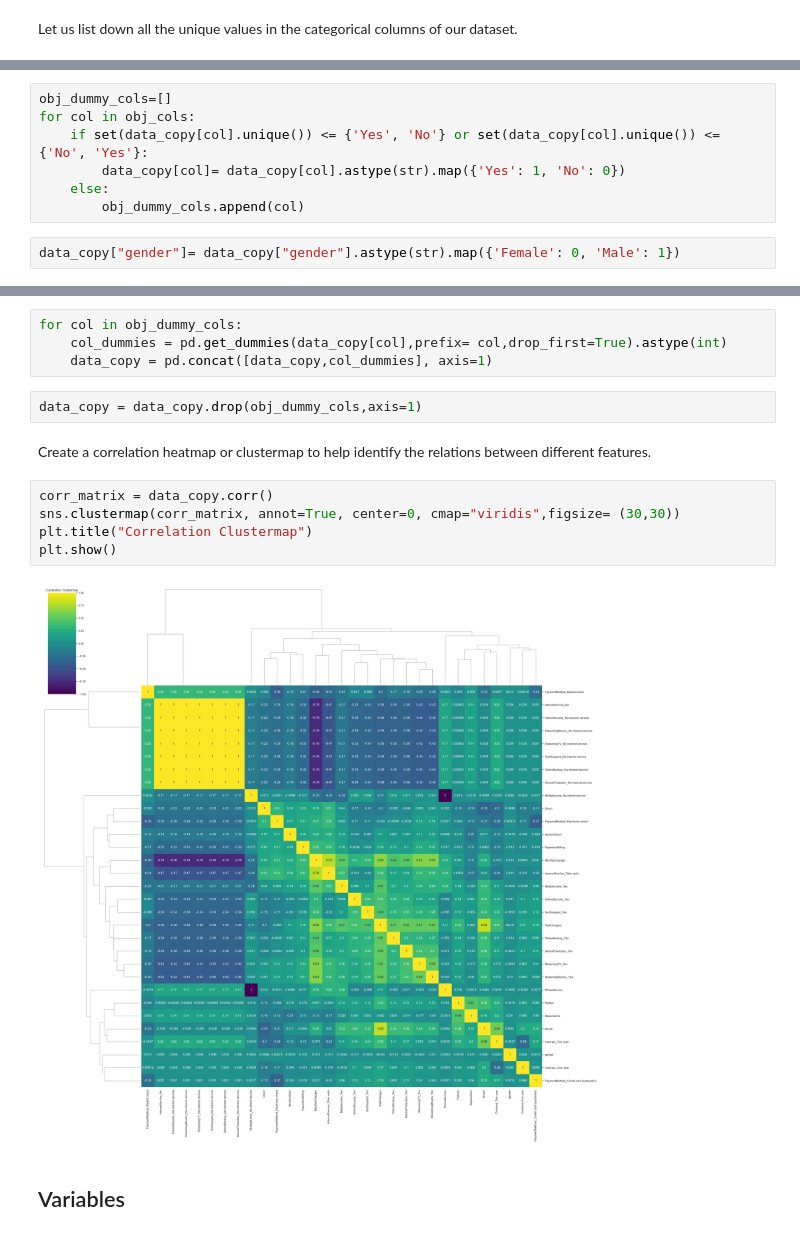
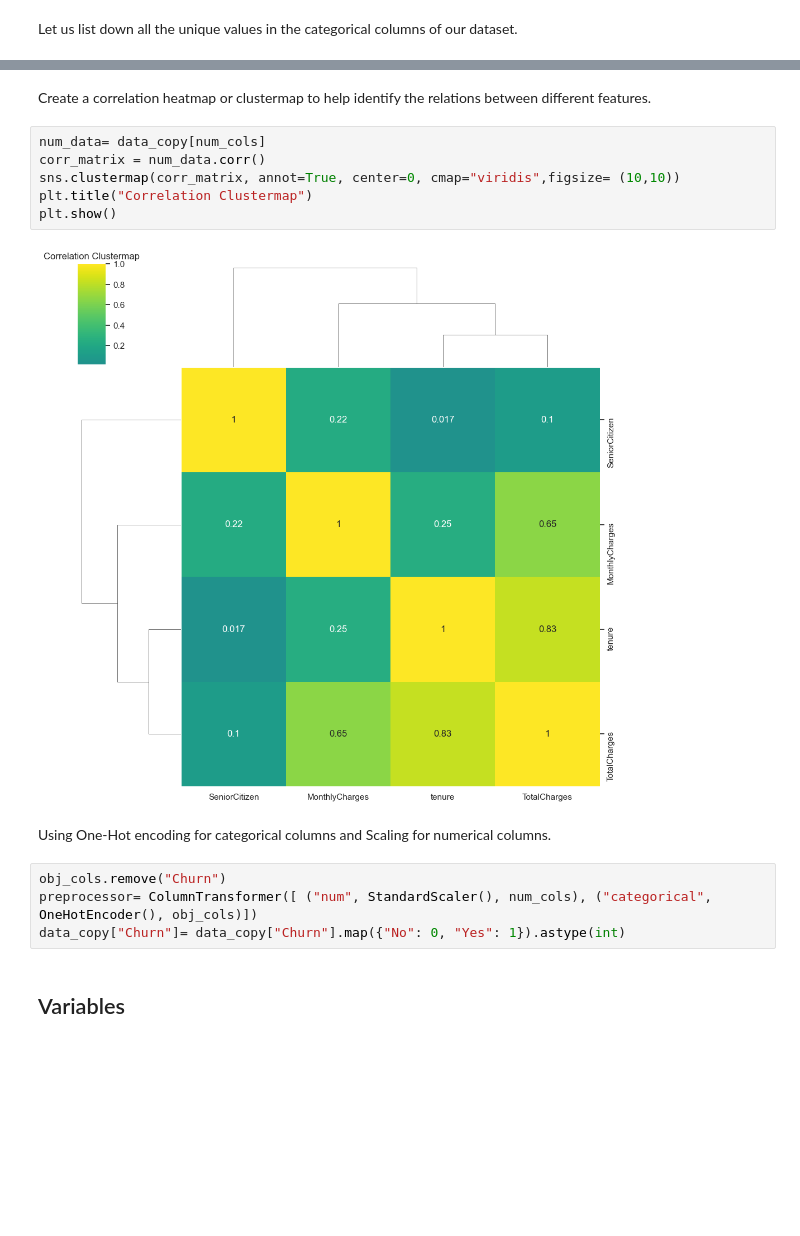
Before and after one commit to the-flying-cow/customer-churn, a Jupyter notebook: jupyter_notebook/Customer_Churn.ipynb, the cells around one changed output, grey strips where cells are left out. Cells and saved outputs as stored; diff of their text form; blank space fills up the shorter version.

```diff
--- a/jupyter_notebook/Customer_Churn.ipynb
+++ b/jupyter_notebook/Customer_Churn.ipynb
@@ -169,9 +162,0 @@ Map the columns that contain 'Yes'/'No' values and create a list of columns that
-# %%
-obj_dummy_cols=[]
-for col in obj_cols:
-    if set(data_copy[col].unique()) <= {'Yes', 'No'} or set(data_copy[col].unique()) <= {'No', 'Yes'}:
-        data_copy[col]= data_copy[col].astype(str).map({'Yes': 1, 'No': 0})
-    else:
-        obj_dummy_cols.append(col)
-# %%
-data_copy["gender"]= data_copy["gender"].astype(str).map({'Female': 0, 'Male': 1})
@@ -195,18 +163,19 @@ obj_dummy_cols
-# %%
-for col in obj_dummy_cols:
-    col_dummies = pd.get_dummies(data_copy[col],prefix= col,drop_first=True).astype(int)
-    data_copy = pd.concat([data_copy,col_dummies], axis=1)
-# %%
-data_copy = data_copy.drop(obj_dummy_cols,axis=1)
-# %% [markdown]
-Create a correlation heatmap or clustermap to help identify the relations between different features.
-# %%
-corr_matrix = data_copy.corr()
-sns.clustermap(corr_matrix, annot=True, center=0, cmap="viridis",figsize= (30,30))
-plt.title("Correlation Clustermap")
-plt.show()
-# %% [output]
-[figure, removed]
+# %% [markdown]
+Create a correlation heatmap or clustermap to help identify the relations between different features.
+# %%
+num_data= data_copy[num_cols]
+corr_matrix = num_data.corr()
+sns.clustermap(corr_matrix, annot=True, center=0, cmap="viridis",figsize= (10,10))
+plt.title("Correlation Clustermap")
+plt.show()
+# %% [output]
+[figure, added]
+# %% [markdown]
+Using One-Hot encoding for categorical columns and Scaling for numerical columns.
+# %%
+obj_cols.remove("Churn")
+preprocessor= ColumnTransformer([ ("num", StandardScaler(), num_cols), ("categorical", OneHotEncoder(), obj_cols)])
+data_copy["Churn"]= data_copy["Churn"].map({"No": 0, "Yes": 1}).astype(int)
 # %% [markdown]
 ## Variables
 # %%
```
Also changed, not shown: parts of 19 cells of this notebook, 9 other files.
